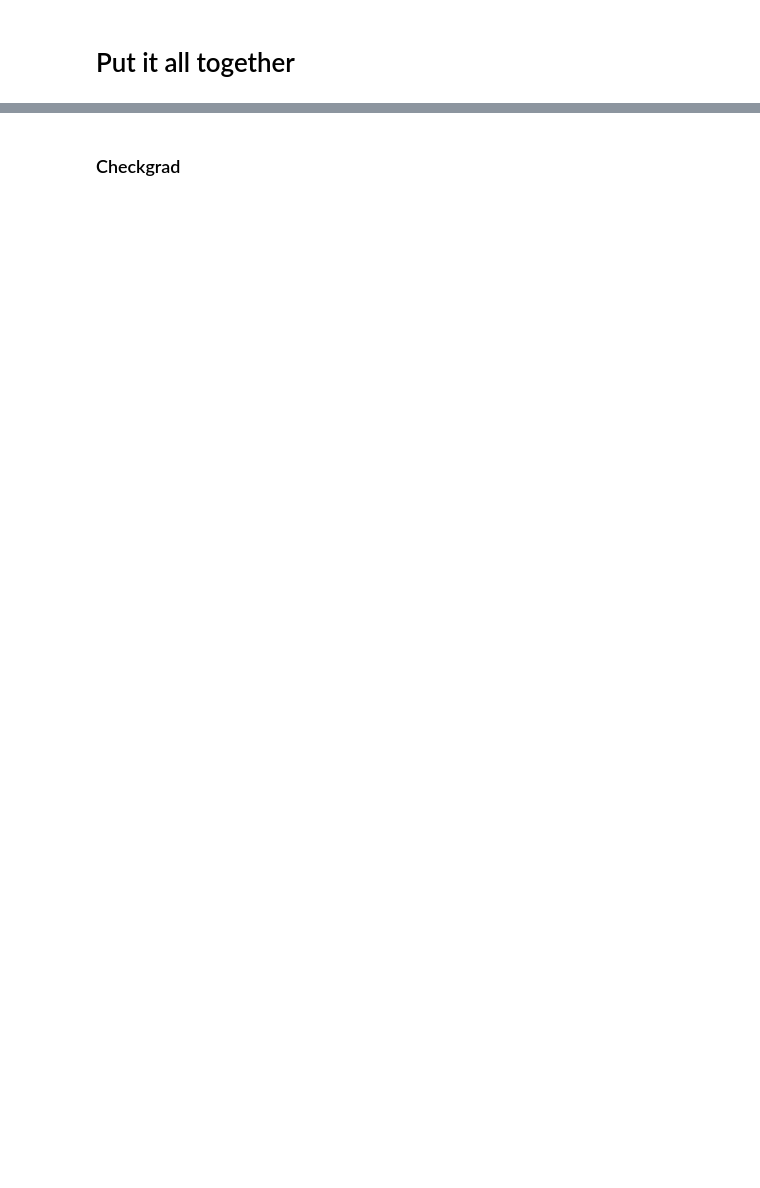
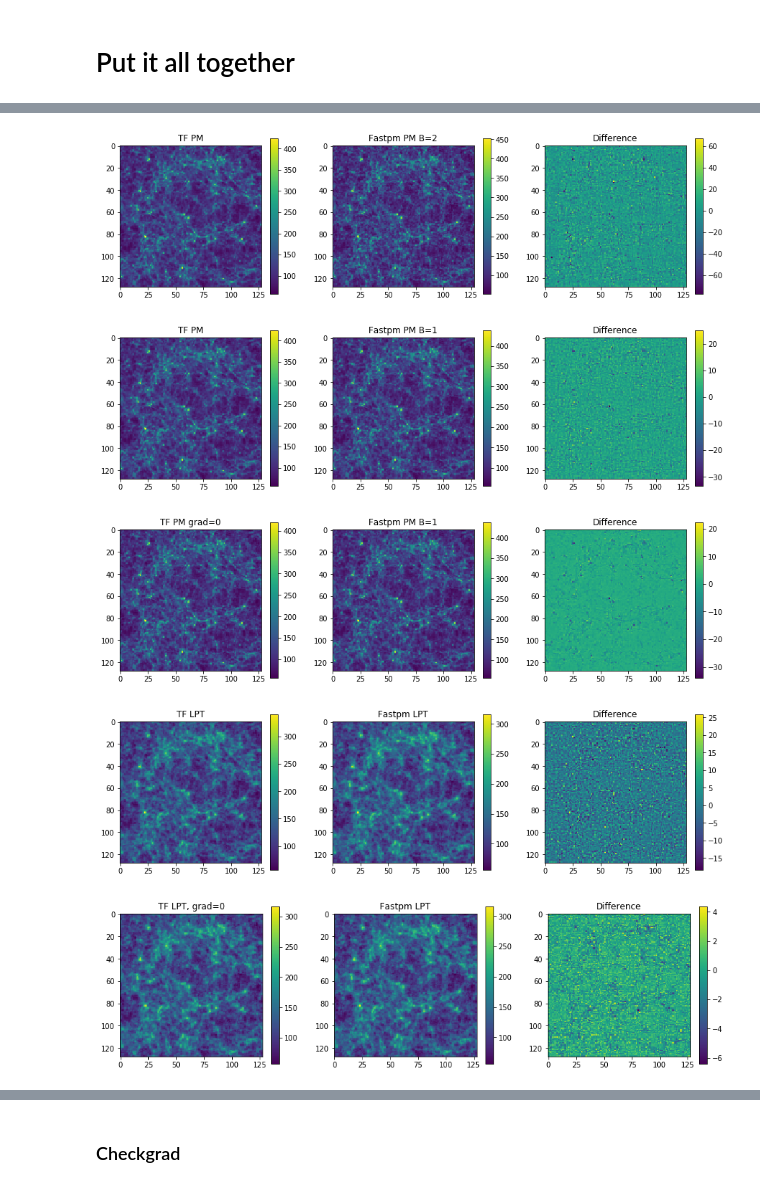
Before and after one commit to modichirag/galmodel, a Jupyter notebook: notebooks/TfFPM-Copy1.ipynb, the cells around one changed output, grey strips where cells are left out. Saved outputs shown, nothing was run; the diff lists cells and outputs as text; code cells hidden in the pictures; blank space fills up the shorter version.

```diff
--- a/notebooks/TfFPM-Copy1.ipynb
+++ b/notebooks/TfFPM-Copy1.ipynb
@@ -471,0 +486,73 @@ Text(0.5,1,'Difference')
+# %%
+
+fig, ax = plt.subplots(1, 3, figsize = (15, 4))
+im = ax[0].imshow(meshpm[...].sum(axis=0))
+plt.colorbar(im, ax=ax[0])
+ax[0].set_title('TF PM')
+im = ax[1].imshow(truefin[...].sum(axis=0))
+plt.colorbar(im, ax=ax[1])
+ax[1].set_title('Fastpm PM B=2')
+im = ax[2].imshow((truefinfpm-truefin)[...].sum(axis=0))
+plt.colorbar(im, ax=ax[2])
+ax[2].set_title('Difference')
+plt.show()
+
+
+
+fig, ax = plt.subplots(1, 3, figsize = (15, 4))
+im = ax[0].imshow(meshpm[...].sum(axis=0))
+plt.colorbar(im, ax=ax[0])
+ax[0].set_title('TF PM')
+im = ax[1].imshow(truefin1[...].sum(axis=0))
+plt.colorbar(im, ax=ax[1])
+ax[1].set_title('Fastpm PM B=1')
+im = ax[2].imshow((truefinfpm-truefin1)[...].sum(axis=0))
+plt.colorbar(im, ax=ax[2])
+ax[2].set_title('Difference')
+plt.show()
+
+
+
+fig, ax = plt.subplots(1, 3, figsize = (15, 4))
+im = ax[0].imshow(meshpmor0[...].sum(axis=0))
+plt.colorbar(im, ax=ax[0])
+ax[0].set_title('TF PM grad=0')
+im = ax[1].imshow(truefin1[...].sum(axis=0))
+plt.colorbar(im, ax=ax[1])
+ax[1].set_title('Fastpm PM B=1')
+im = ax[2].imshow((meshpmor0-truefin1)[...].sum(axis=0))
+plt.colorbar(im, ax=ax[2])
+ax[2].set_title('Difference')
+plt.show()
+
+
+fig, ax = plt.subplots(1, 3, figsize = (15, 4))
+im = ax[0].imshow(meshlpt[...].sum(axis=0))
+plt.colorbar(im, ax=ax[0])
+ax[0].set_title('TF LPT')
+im = ax[1].imshow(truefinlpt[...].sum(axis=0))
+plt.colorbar(im, ax=ax[1])
+ax[1].set_title('Fastpm LPT')
+im = ax[2].imshow((meshlpt-truefinlpt)[...].sum(axis=0))
+plt.colorbar(im, ax=ax[2])
+ax[2].set_title('Difference')
+plt.show()
+
+
+fig, ax = plt.subplots(1, 3, figsize = (15, 4))
+im = ax[0].imshow(meshlptor0[...].sum(axis=0))
+plt.colorbar(im, ax=ax[0])
+ax[0].set_title('TF LPT, grad=0')
+im = ax[1].imshow(truefinlpt[...].sum(axis=0))
+plt.colorbar(im, ax=ax[1])
+ax[1].set_title('Fastpm LPT')
+im = ax[2].imshow((meshlptor0-truefinlpt)[...].sum(axis=0))
+plt.colorbar(im, ax=ax[2])
+ax[2].set_title('Difference')
+plt.show()
+# %% [output]
+[figure, added]
+[figure, added]
+[figure, added]
+[figure, added]
+[figure, added]
```
Also changed, not shown: parts of 34 cells of this notebook, 3 other files.
